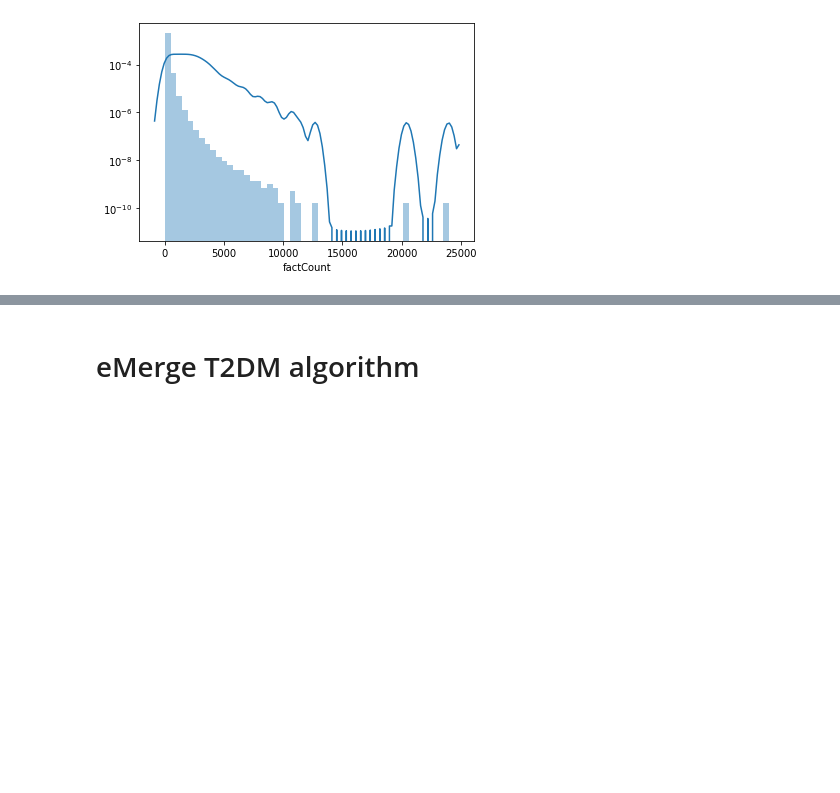
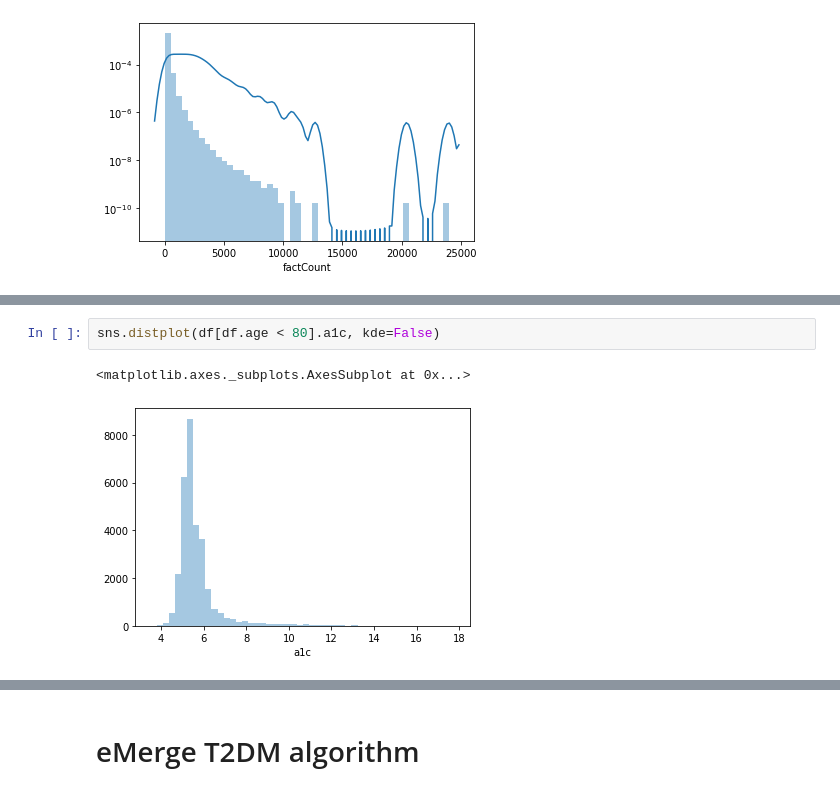
Before and after one commit to brettbj/association-robustness, a Jupyter notebook: Exploration.ipynb, the cells around one changed output, grey strips where cells are left out. Saved outputs shown, nothing was run; the diff lists cells and outputs as text; blank space fills up the shorter version.

```diff
--- a/Exploration.ipynb
+++ b/Exploration.ipynb
@@ -201,0 +256,5 @@ Invalid limit will be ignored.
+# %%
+sns.distplot(df[df.age < 80].a1c, kde=False)
+# %% [output]
+<matplotlib.axes._subplots.AxesSubplot at 0x...>
+[figure, added]
```
Also changed, not shown: parts of 17 cells of this notebook, 1 other file.
